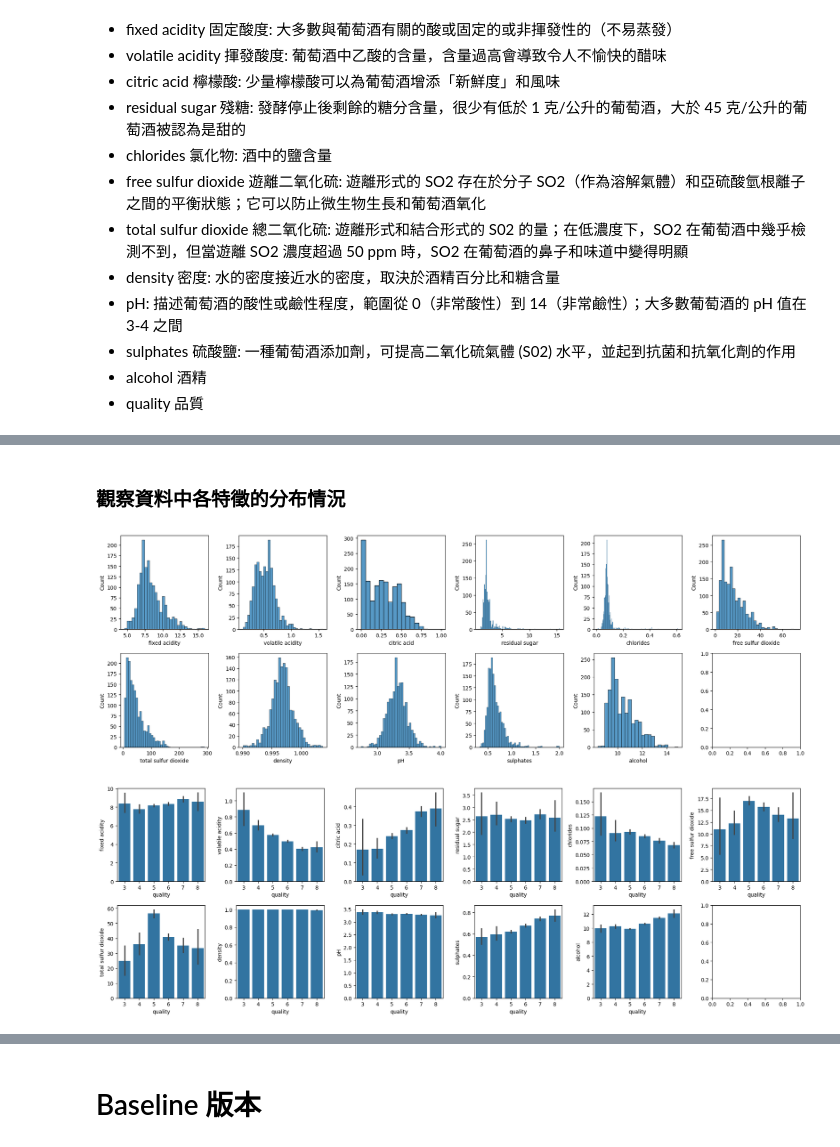
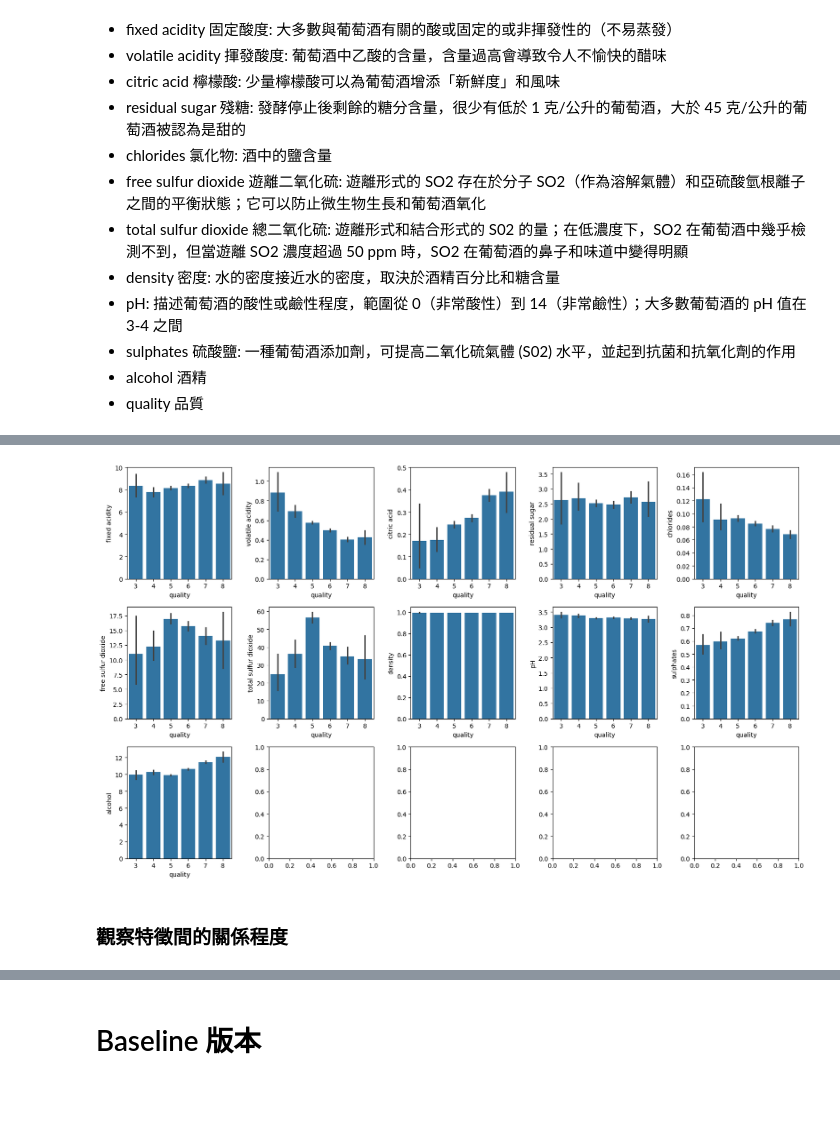
Before and after one commit to mavischi/Prediction-of-quality-of-Wine, a Jupyter notebook: Project_02_Red_Wine_Quality.ipynb, the cells around one changed output, grey strips where cells are left out. Cells and saved outputs as stored; diff of their text form; code cells hidden in the pictures; blank space fills up the shorter version.

```diff
--- a/Project_02_Red_Wine_Quality.ipynb
+++ b/Project_02_Red_Wine_Quality.ipynb
@@ -45,42 +96,19 @@ Index(['fixed acidity', 'volatile acidity', 'citric acid', 'residual sugar',
+# %%
+n_rows = 3
+n_cols = 5
+
+fig, axs = plt.subplots(n_rows, n_cols, figsize=(n_cols*3.2, n_rows*3.2))
+
+for r in range(0,n_rows):
+  for c in range(0, n_cols):
+    i = r * n_cols + c
+    if i < 11:
+      ax = axs[r][c]
+      sns.barplot(x=df['quality'], y=df[cols[i]], ax=ax)
+      ax.set_title = cols[i]
+plt.tight_layout()
+plt.show()
+# %% [output]
+[figure, added]
 # %% [markdown]
-### 觀察資料中各特徵的分布情況
+### 觀察特徵間的關係程度
-# %%
-import matplotlib.pyplot as plt
-import seaborn as sns
-cols = ['fixed acidity', 'volatile acidity', 'citric acid', 'residual sugar',
-        'chlorides', 'free sulfur dioxide', 'total sulfur dioxide', 'density',
-        'pH', 'sulphates', 'alcohol']
-
-n_rows = 2
-n_cols = 6
-
-fig, axs = plt.subplots(n_rows, n_cols, figsize=(n_cols*3.2, n_rows*3.2))
-
-for r in range(0,n_rows):
-  for c in range(0, n_cols):
-    i = r * n_cols + c
-    if i < 11:
-      ax = axs[r][c]
-      sns.histplot(x=df[cols[i]], ax=ax)
-      ax.set_title = cols[i]
-plt.tight_layout()
-plt.show()
-# %% [output]
-[figure, removed]
-# %%
-n_rows = 2
-n_cols = 6
-
-fig, axs = plt.subplots(n_rows, n_cols, figsize=(n_cols*3.2, n_rows*3.2))
-
-for r in range(0,n_rows):
-  for c in range(0, n_cols):
-    i = r * n_cols + c
-    if i < 11:
-      ax = axs[r][c]
-      sns.barplot(x=df['quality'], y=df[cols[i]], ax=ax)
-      ax.set_title = cols[i]
-plt.tight_layout()
-plt.show()
-# %% [output]
-[figure, removed]
```
Also changed, not shown: parts of 34 cells of this notebook.
